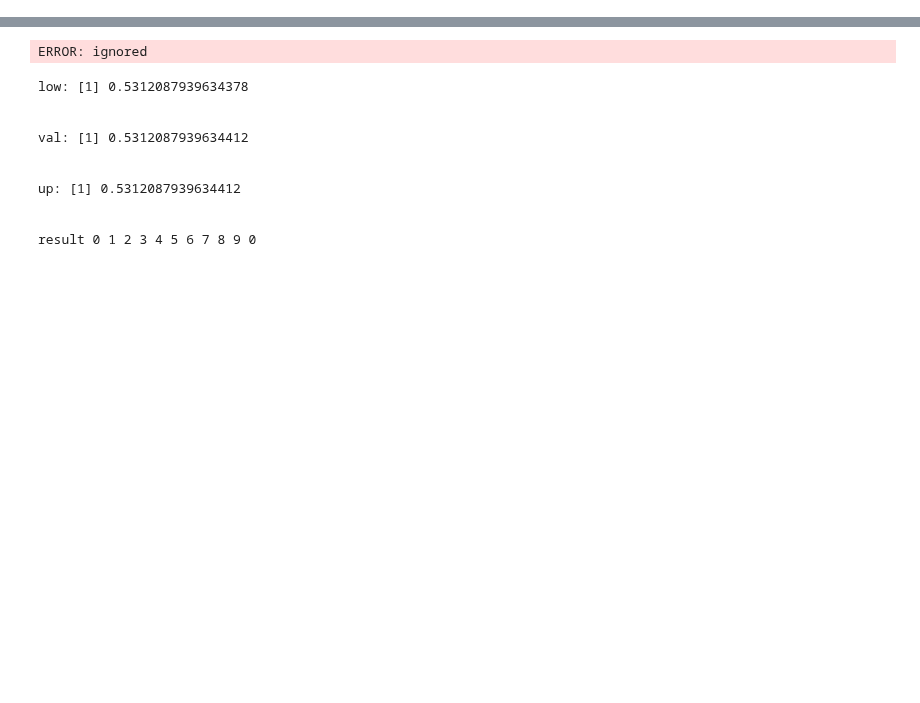
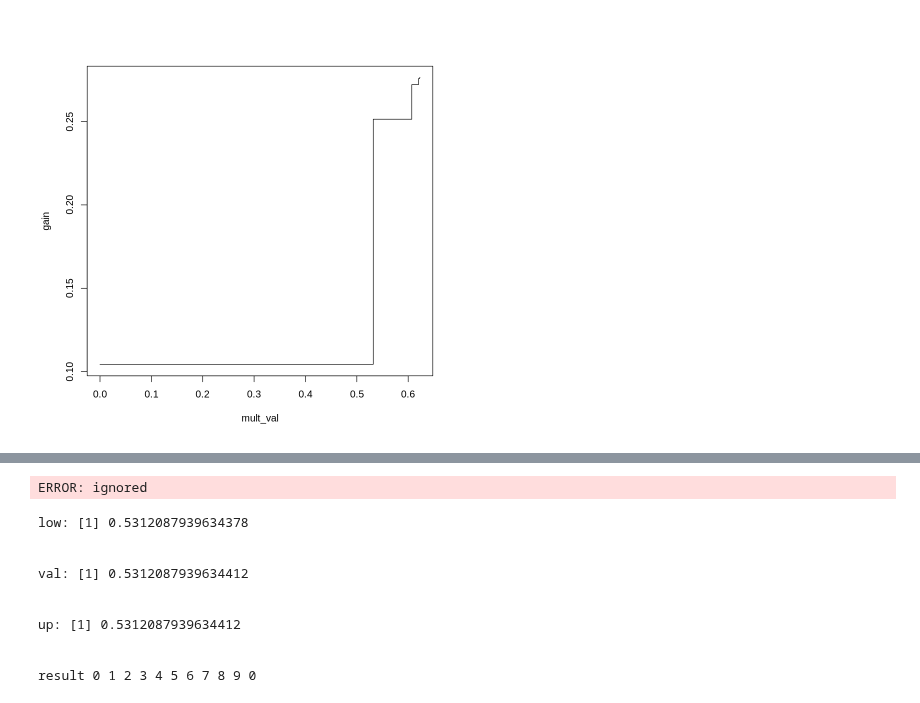
Before and after one commit to IshtiSikder/Optimal-allocation-of-rescue-teams-for-hostage-situations, a Jupyter notebook: toy_prob.ipynb, the cells around one changed output, grey strips where cells are left out. Saved outputs shown, nothing was run; the diff lists cells and outputs as text; code cells hidden in the pictures; blank space fills up the shorter version.

```diff
--- a/toy_prob.ipynb
+++ b/toy_prob.ipynb
@@ -514 +548,9 @@ gain = unlist(lst[[3]])
+# %%
+plot(mult_val,gain,'s')
+
+# overlay line plot
+
+#points(mult_val, fixed,'s',col='green')
+# %% [output]
+[figure, added]
 # %%
```
Also changed, not shown: parts of 16 cells of this notebook.
